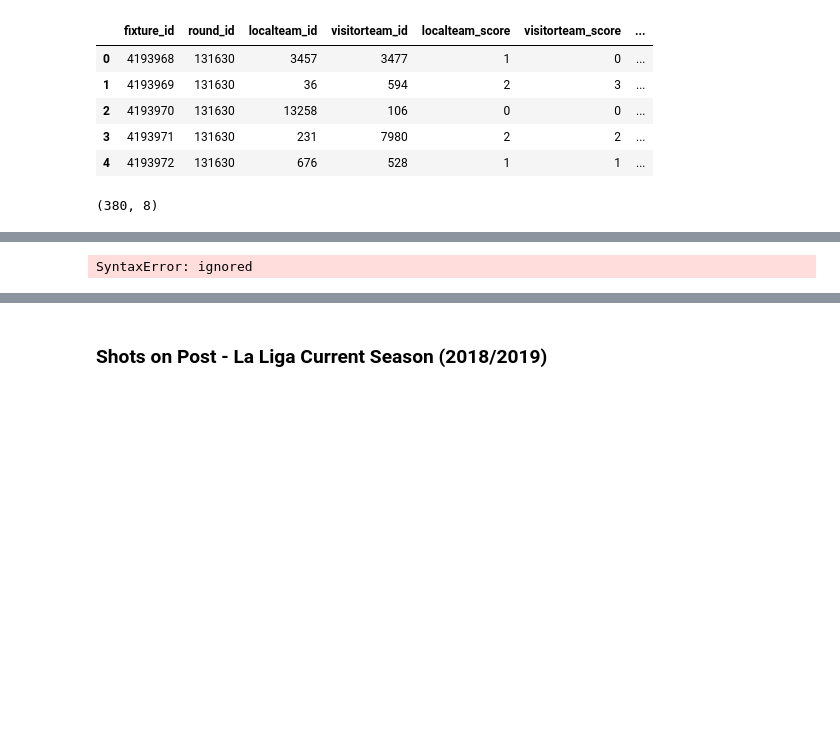
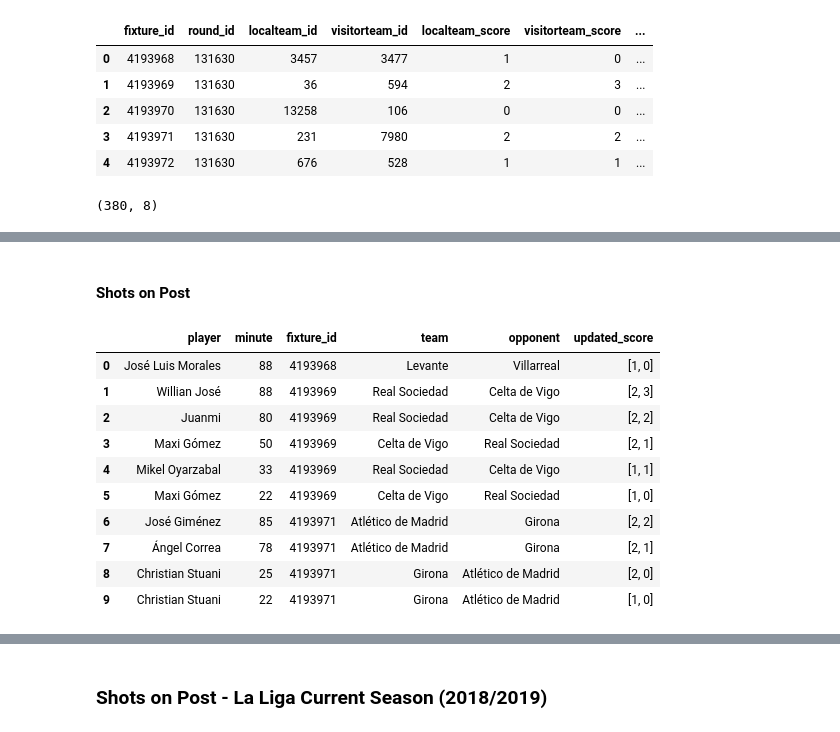
Before and after one commit to carlos-gutier/DS-Project1-Data-Storytelling, a Jupyter notebook: DS_Project1_Data_Storytelling.ipynb, the cells around one changed output, grey strips where cells are left out. Saved outputs shown, nothing was run; the diff lists cells and outputs as text; code cells hidden in the pictures; blank space fills up the shorter version.

```diff
--- a/DS_Project1_Data_Storytelling.ipynb
+++ b/DS_Project1_Data_Storytelling.ipynb
@@ -163,24 +114,2 @@ Player count w/hit post: 116
-# %%
-# Decisive Goals for Season 1 (2017/18) - La Liga
-lst_fix_id = df_laliga_s1.fixture_id.tolist()
-post_games = []
-post_players = []
-#crossbar_games = []
-#woodwork_games = []
-for fixture in lst_fix_id:
-    comment = soccer.commentaries(fixture_id = fixture)
-    for block in block['comment']:
-        if 'Goal' in block['comment']:
-            post_games.append(fixture)
-            player_string = block['comment'].split()
-            if player_string[1].startswith('(') or player_string[1].startswith("-"):
-                player_string[1] = ""
-            player_string = (player_string[0] + " " + player_string[1]).rstrip()
-            post_players.append(player_string)
-        if
-        #elif 'crossbar' in block['comment']:
-        #    crossbar_games.append(fixture)
-        #elif 'woodwork' in block['comment']:
-        #    woodwork_games.append(fixture)
-# %% [output]
-SyntaxError: ignored
+# %% [markdown]
+#### Shots on Post
@@ -186,0 +179,18 @@ SyntaxError: ignored
+# %%
+decisive_goals = [goal_player, goal_minute, goal_fixture, goal_team, goal_against, goal_score]
+# %%
+df_decisive_goals = pd.DataFrame(decisive_goals, index=['player', 'minute', 'fixture_id', 'team', 'opponent', 'updated_score']).T
+# %%
+df_decisive_goals.head(10)
+# %% [output]
+|  | player | minute | fixture_id | team | opponent | updated_score |
+| 0 | José Luis Morales | 88 | 4193968 | Levante | Villarreal | [1, 0] |
+| 1 | Willian José | 88 | 4193969 | Real Sociedad | Celta de Vigo | [2, 3] |
+| 2 | Juanmi | 80 | 4193969 | Real Sociedad | Celta de Vigo | [2, 2] |
+| 3 | Maxi Gómez | 50 | 4193969 | Celta de Vigo | Real Sociedad | [2, 1] |
+| 4 | Mikel Oyarzabal | 33 | 4193969 | Real Sociedad | Celta de Vigo | [1, 1] |
+| 5 | Maxi Gómez | 22 | 4193969 | Celta de Vigo | Real Sociedad | [1, 0] |
+| 6 | José Giménez | 85 | 4193971 | Atlético de Madrid | Girona | [2, 2] |
+| 7 | Ángel Correa | 78 | 4193971 | Atlético de Madrid | Girona | [2, 1] |
+| 8 | Christian Stuani | 25 | 4193971 | Girona | Atlético de Madrid | [2, 0] |
+| 9 | Christian Stuani | 22 | 4193971 | Girona | Atlético de Madrid | [1, 0] |
```
Also changed, not shown: parts of 25 cells of this notebook.
